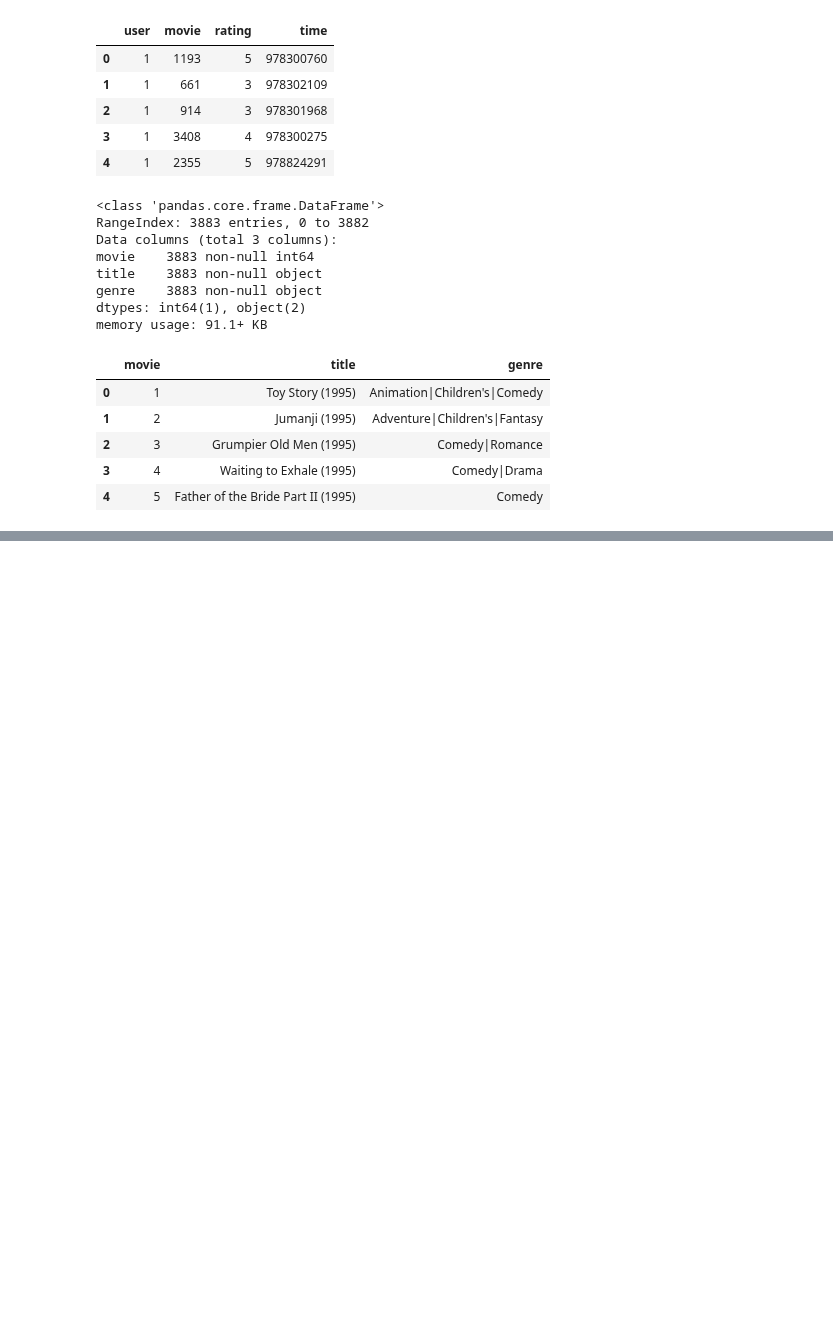
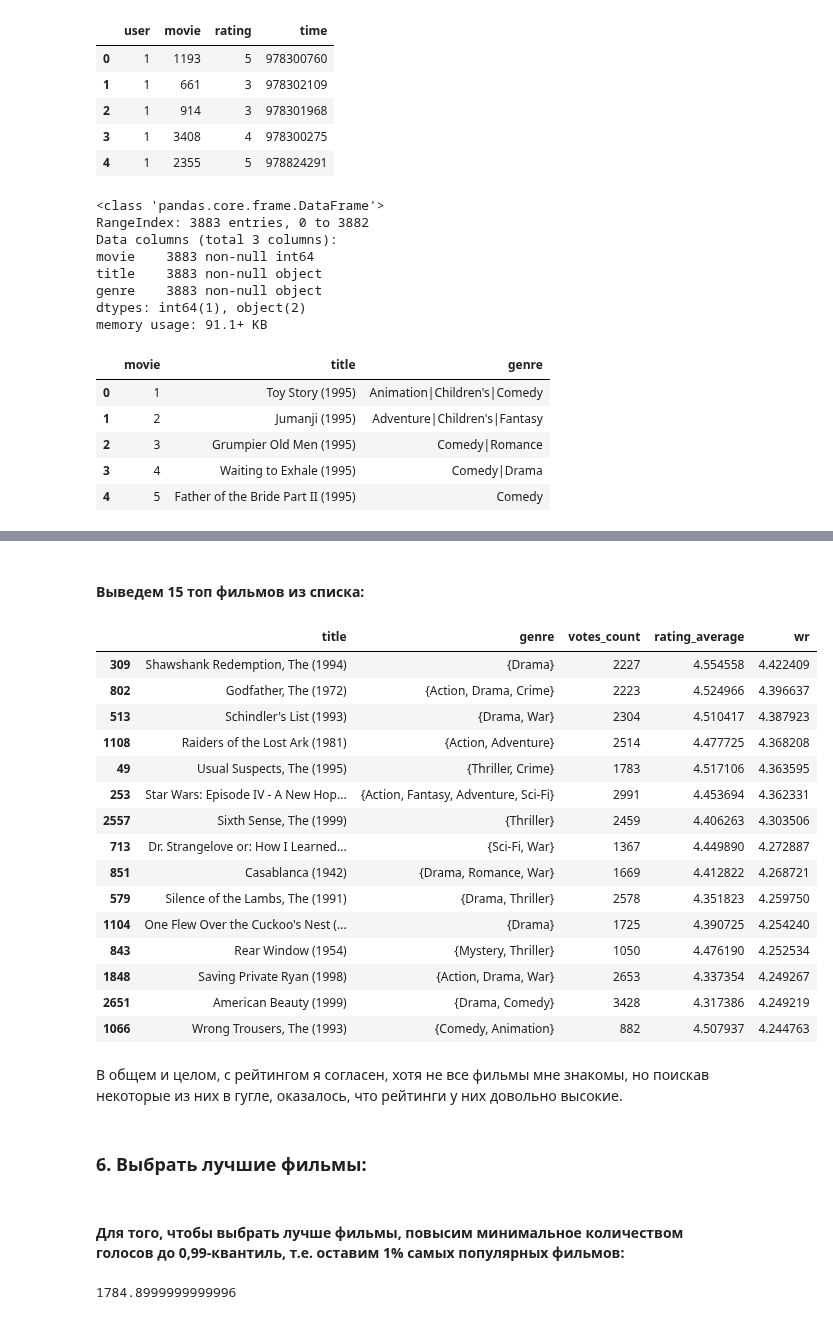
Before and after one commit to AndrewLrrr/otus-big-data, a Jupyter notebook: hw10/movie_lens_recommendation_engine.ipynb, the cells around one changed output, grey strips where cells are left out. Saved outputs shown, nothing was run; the diff lists cells and outputs as text; code cells hidden in the pictures; blank space fills up the shorter version.

```diff
--- a/hw10/movie_lens_recommendation_engine.ipynb
+++ b/hw10/movie_lens_recommendation_engine.ipynb
@@ -121,0 +266,2 @@ dtype: int64
+# %%
+C = vote_average
@@ -121,0 +270,3 @@ dtype: int64
+# %%
+m = ratings_total['votes_count'].quantile(0.75)
+m
@@ -121,0 +275,5 @@ dtype: int64
+# %%
+def weighted_rating(x):
+    v = x['votes_count']
+    R = x['rating_average']
+    return (v / (v + m) * R) + (m / (m + v) * C)
@@ -121,0 +283,2 @@ dtype: int64
+# %%
+movie_ratings['wr'] = movie_ratings.apply(weighted_rating, axis=1)
@@ -121,0 +294,33 @@ dtype: int64
+# %% [markdown]
+#### Выведем 15 топ фильмов из списка:
+# %%
+movie_ratings.sort_values('wr', ascending=False)[['title', 'genre', 'votes_count', 'rating_average', 'wr']] \
+    .head(15)
+# %% [output]
+|  | title | genre | votes_count | rating_average | wr |
+| 309 | Shawshank Redemption, The (1994) | {Drama} | 2227 | 4.554558 | 4.422409 |
+| 802 | Godfather, The (1972) | {Action, Drama, Crime} | 2223 | 4.524966 | 4.396637 |
+| 513 | Schindler's List (1993) | {Drama, War} | 2304 | 4.510417 | 4.387923 |
+| 1108 | Raiders of the Lost Ark (1981) | {Action, Adventure} | 2514 | 4.477725 | 4.368208 |
+| 49 | Usual Suspects, The (1995) | {Thriller, Crime} | 1783 | 4.517106 | 4.363595 |
+| 253 | Star Wars: Episode IV - A New Hop... | {Action, Fantasy, Adventure, Sci-Fi} | 2991 | 4.453694 | 4.362331 |
+| 2557 | Sixth Sense, The (1999) | {Thriller} | 2459 | 4.406263 | 4.303506 |
+| 713 | Dr. Strangelove or: How I Learned... | {Sci-Fi, War} | 1367 | 4.449890 | 4.272887 |
+| 851 | Casablanca (1942) | {Drama, Romance, War} | 1669 | 4.412822 | 4.268721 |
+| 579 | Silence of the Lambs, The (1991) | {Drama, Thriller} | 2578 | 4.351823 | 4.259750 |
+| 1104 | One Flew Over the Cuckoo's Nest (... | {Drama} | 1725 | 4.390725 | 4.254240 |
+| 843 | Rear Window (1954) | {Mystery, Thriller} | 1050 | 4.476190 | 4.252534 |
+| 1848 | Saving Private Ryan (1998) | {Action, Drama, War} | 2653 | 4.337354 | 4.249267 |
+| 2651 | American Beauty (1999) | {Drama, Comedy} | 3428 | 4.317386 | 4.249219 |
+| 1066 | Wrong Trousers, The (1993) | {Comedy, Animation} | 882 | 4.507937 | 4.244763 |
+# %% [markdown]
+В общем и целом, с рейтингом я согласен, хотя не все фильмы мне знакомы, но поискав некоторые из них в гугле, оказалось, что рейтинги у них довольно высокие.
+# %% [markdown]
+### 6. Выбрать лучшие фильмы:
+# %% [markdown]
+#### Для того, чтобы выбрать лучше фильмы, повысим минимальное количеством голосов до 0,99-квантиль, т.е. оставим 1% самых популярных фильмов:
+# %%
+m = ratings_total['votes_count'].quantile(0.99)
+m
+# %% [output]
+1784.8999999999996
```
Also changed, not shown: parts of 50 cells of this notebook.
